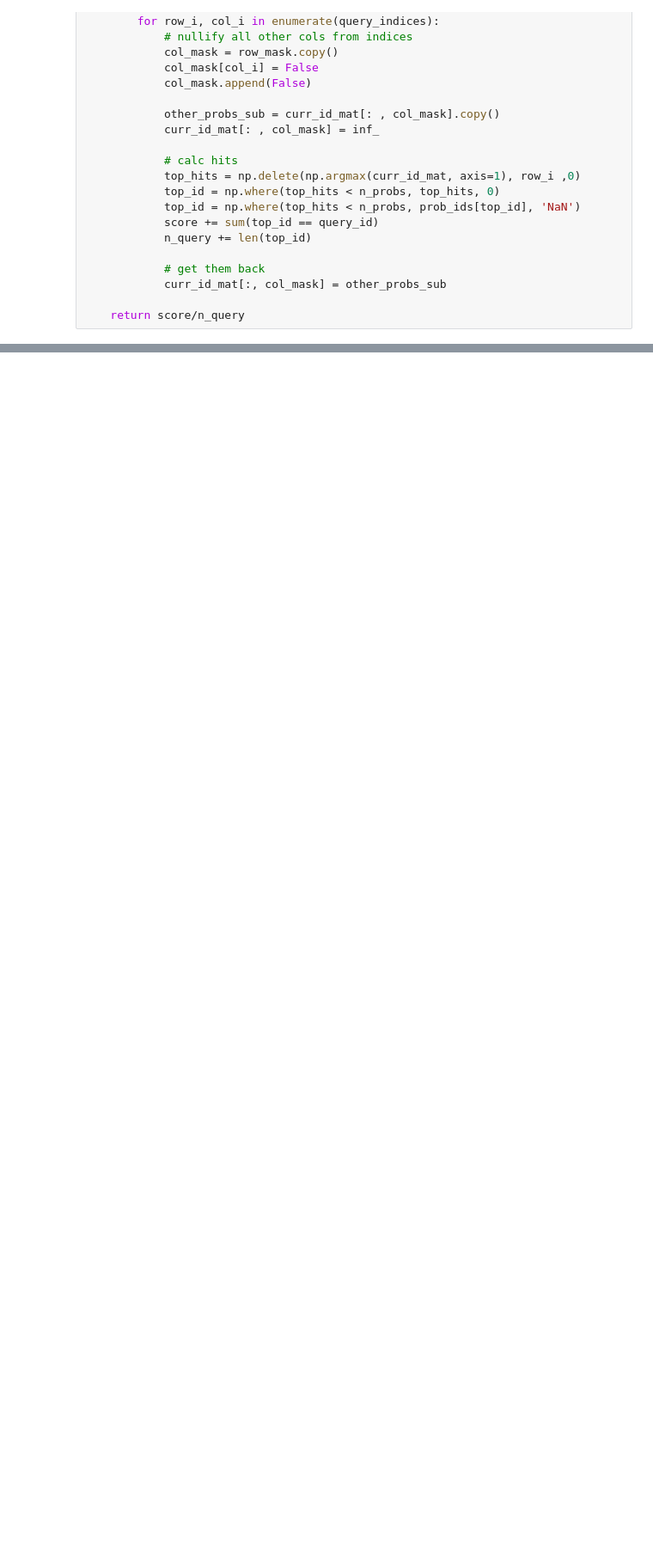
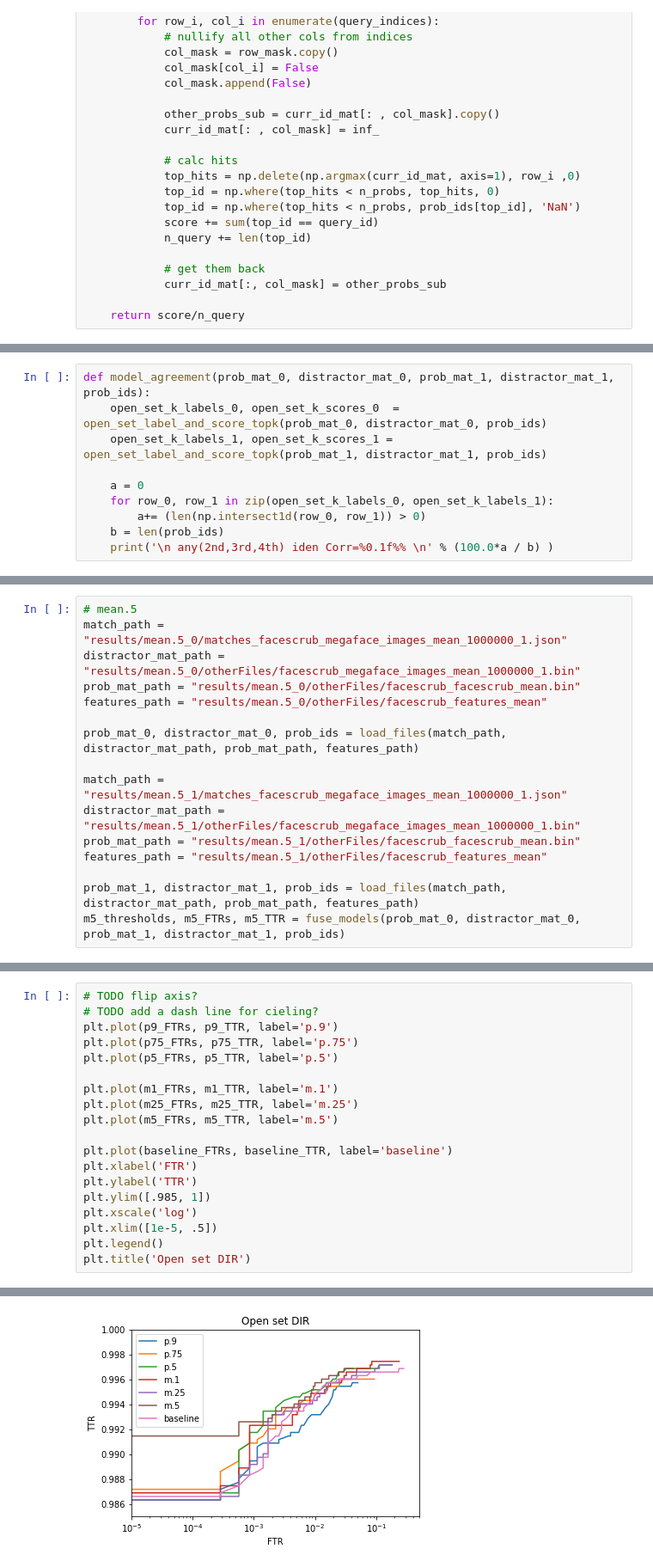
Before and after one commit to GNovich/InsightFace_Pytorch, a Jupyter notebook: evaluate_open_set.ipynb, the cells around one changed output, grey strips where cells are left out. Shown: that part at 86% size. Drawn from its saved outputs; the diff is of its cells as text; blank space fills up the shorter version.

Commit message:
model est

```diff
--- a/evaluate_open_set.ipynb
+++ b/evaluate_open_set.ipynb
@@ -258,0 +144,10 @@ def fuse_models(probe_mat_0, distractor_mat_0, probe_mat1, distractor_mat_1, pro
+# %%
+def model_agreement(prob_mat_0, distractor_mat_0, prob_mat_1, distractor_mat_1, prob_ids):
+    open_set_k_labels_0, open_set_k_scores_0  = open_set_label_and_score_topk(prob_mat_0, distractor_mat_0, prob_ids)
+    open_set_k_labels_1, open_set_k_scores_1 = open_set_label_and_score_topk(prob_mat_1, distractor_mat_1, prob_ids)
+
+    a = 0
+    for row_0, row_1 in zip(open_set_k_labels_0, open_set_k_labels_1):
+        a+= (len(np.intersect1d(row_0, row_1)) > 0)
+    b = len(prob_ids)
+    print('\n any(2nd,3rd,4th) iden Corr=%0.1f%% \n' % (100.0*a / b) )
@@ -258,0 +380,16 @@ def fuse_models(probe_mat_0, distractor_mat_0, probe_mat1, distractor_mat_1, pro
+# %%
+# mean.5
+match_path = "results/mean.5_0/matches_facescrub_megaface_images_mean_1000000_1.json"
+distractor_mat_path = "results/mean.5_0/otherFiles/facescrub_megaface_images_mean_1000000_1.bin"
+prob_mat_path = "results/mean.5_0/otherFiles/facescrub_facescrub_mean.bin"
+features_path = "results/mean.5_0/otherFiles/facescrub_features_mean"
+
+prob_mat_0, distractor_mat_0, prob_ids = load_files(match_path, distractor_mat_path, prob_mat_path, features_path)
+
+match_path = "results/mean.5_1/matches_facescrub_megaface_images_mean_1000000_1.json"
+distractor_mat_path = "results/mean.5_1/otherFiles/facescrub_megaface_images_mean_1000000_1.bin"
+prob_mat_path = "results/mean.5_1/otherFiles/facescrub_facescrub_mean.bin"
+features_path = "results/mean.5_1/otherFiles/facescrub_features_mean"
+
+prob_mat_1, distractor_mat_1, prob_ids = load_files(match_path, distractor_mat_path, prob_mat_path, features_path)
+m5_thresholds, m5_FTRs, m5_TTR = fuse_models(prob_mat_0, distractor_mat_0, prob_mat_1, distractor_mat_1, prob_ids)
@@ -258,0 +416,20 @@ def fuse_models(probe_mat_0, distractor_mat_0, probe_mat1, distractor_mat_1, pro
+# %%
+# TODO flip axis?
+# TODO add a dash line for cieling?
+plt.plot(p9_FTRs, p9_TTR, label='p.9')
+plt.plot(p75_FTRs, p75_TTR, label='p.75')
+plt.plot(p5_FTRs, p5_TTR, label='p.5')
+
+plt.plot(m1_FTRs, m1_TTR, label='m.1')
+plt.plot(m25_FTRs, m25_TTR, label='m.25')
+plt.plot(m5_FTRs, m5_TTR, label='m.5')
+
+plt.plot(baseline_FTRs, baseline_TTR, label='baseline')
+plt.xlabel('FTR')
+plt.ylabel('TTR')
+plt.ylim([.985, 1])
+plt.xscale('log')
+plt.xlim([1e-5, .5])
+plt.legend()
+plt.title('Open set DIR')
+# %% [output]
@@ -258,0 +437 @@ def fuse_models(probe_mat_0, distractor_mat_0, probe_mat1, distractor_mat_1, pro
+[figure, added]
```
Also changed, not shown: parts of 27 cells of this notebook, 4 other files.
